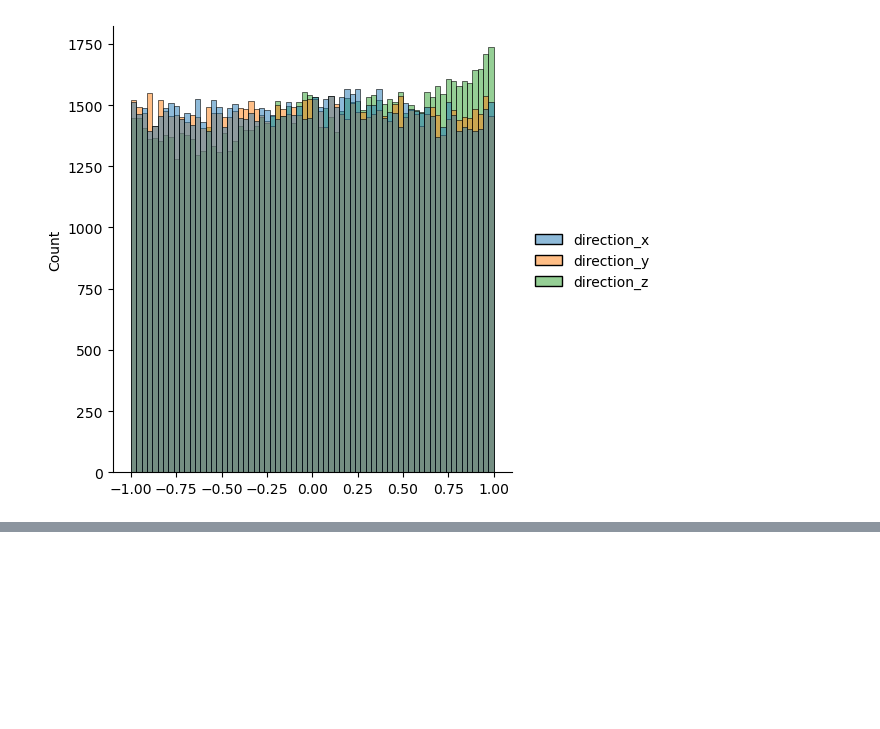
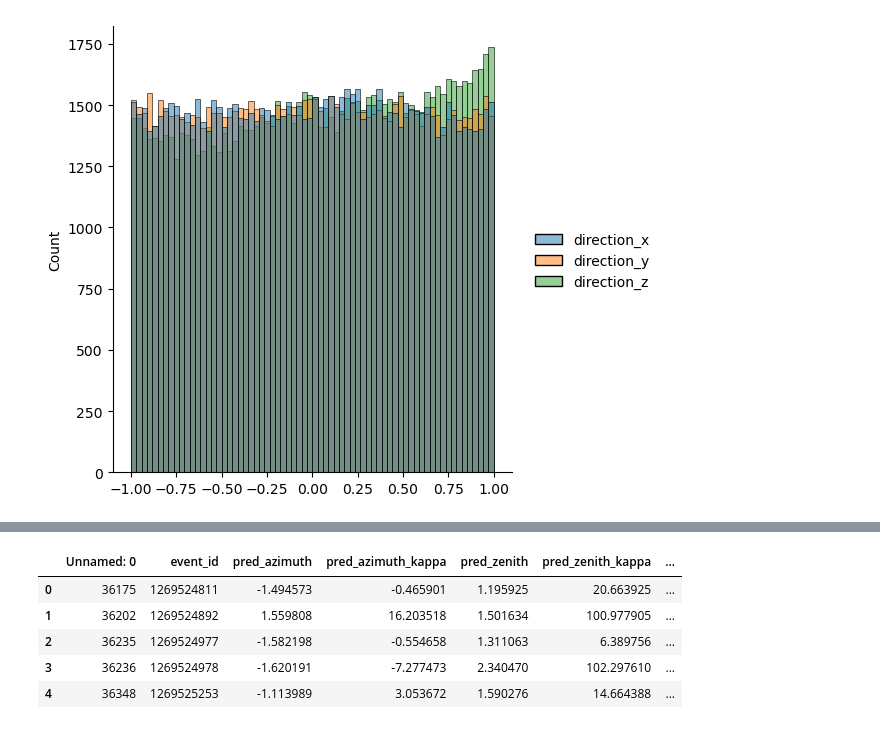
Before and after one commit to IMOKURI/kaggle-ice-cube, a Jupyter notebook: notebook/EDA.ipynb, the cells around one changed output, grey strips where cells are left out. Drawn from its saved outputs; the diff is of its cells as text; code cells hidden in the pictures; blank space fills up the shorter version.

```diff
--- a/notebook/EDA.ipynb
+++ b/notebook/EDA.ipynb
@@ -101,7 +90,9 @@ results = pd.read_csv("results.csv")
 submission_df = pd.read_csv("submission.csv")
 valid_df = pd.read_csv("valid.csv")
 # %%
-results_high_sigma = pd.read_parquet("results_high_sigma.parquet")
+results_low_sigma = pd.read_parquet("results_low_sigma.parquet")
+results_stage2 = pd.read_csv("results_stage2.csv")
+submission_df_stage2 = pd.read_csv("submission_stage2.csv")
 # %% [markdown]
 ## Check Data
 # %%
@@ -623,0 +615,3 @@ results_high_sigma.head()
+# %%
+results_stage2.sort_values("event_id", inplace=True)
+submission_df_stage2.sort_values("event_id", inplace=True)
@@ -623,0 +638,9 @@ results_high_sigma.head()
+# %%
+results_stage2.head()
+# %% [output]
+|  | Unnamed: 0 | event_id | pred_azimuth | pred_azimuth_kappa | pred_zenith | pred_zenith_kappa | ... |
+| 0 | 36175 | 1269524811 | -1.494573 | -0.465901 | 1.195925 | 20.663925 | ... |
+| 1 | 36202 | 1269524892 | 1.559808 | 16.203518 | 1.501634 | 100.977905 | ... |
+| 2 | 36235 | 1269524977 | -1.582198 | -0.554658 | 1.311063 | 6.389756 | ... |
+| 3 | 36236 | 1269524978 | -1.620191 | -7.277473 | 2.340470 | 102.297610 | ... |
+| 4 | 36348 | 1269525253 | -1.113989 | 3.053672 | 1.590276 | 14.664388 | ... |
```
Also changed, not shown: parts of 8 cells of this notebook, 10 other files.
